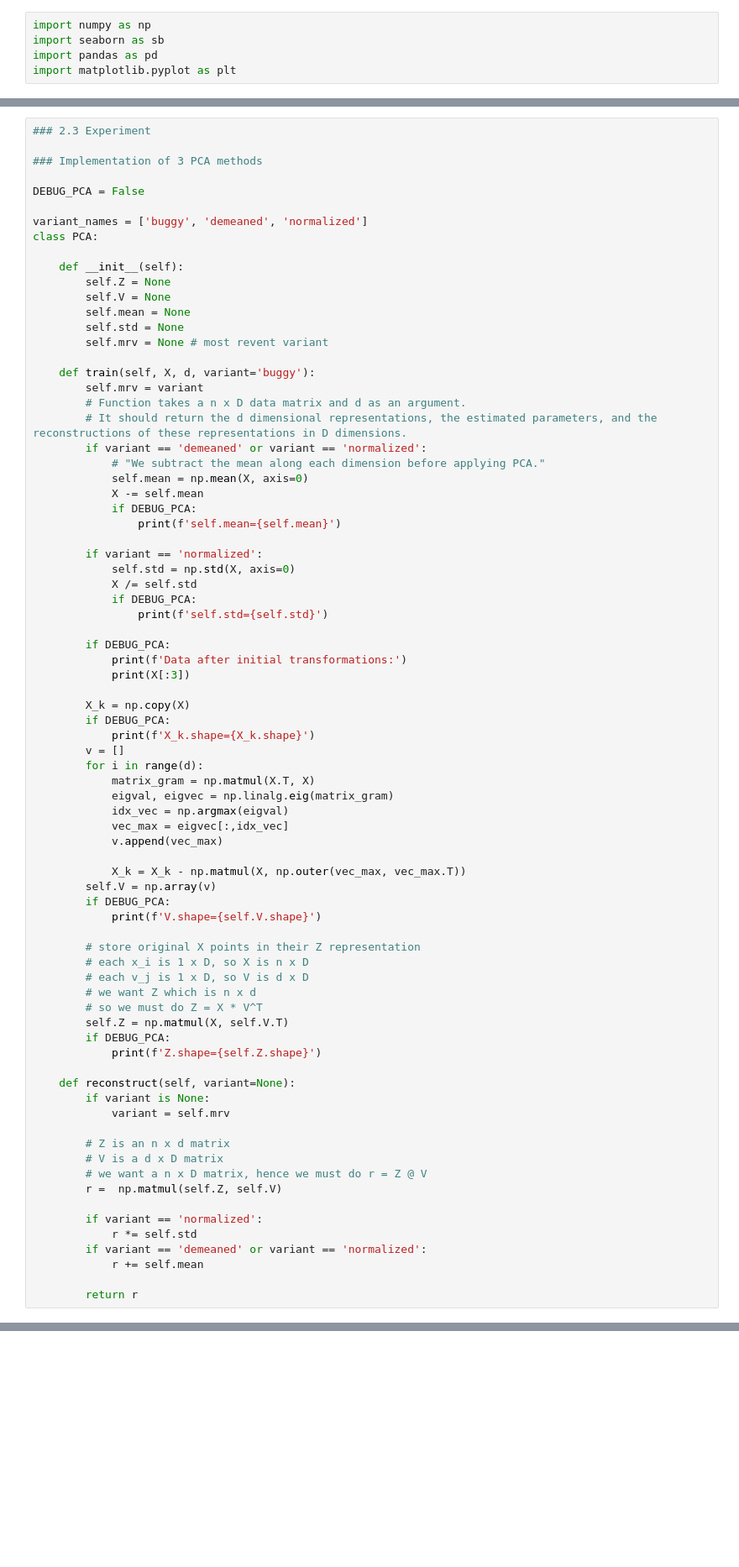
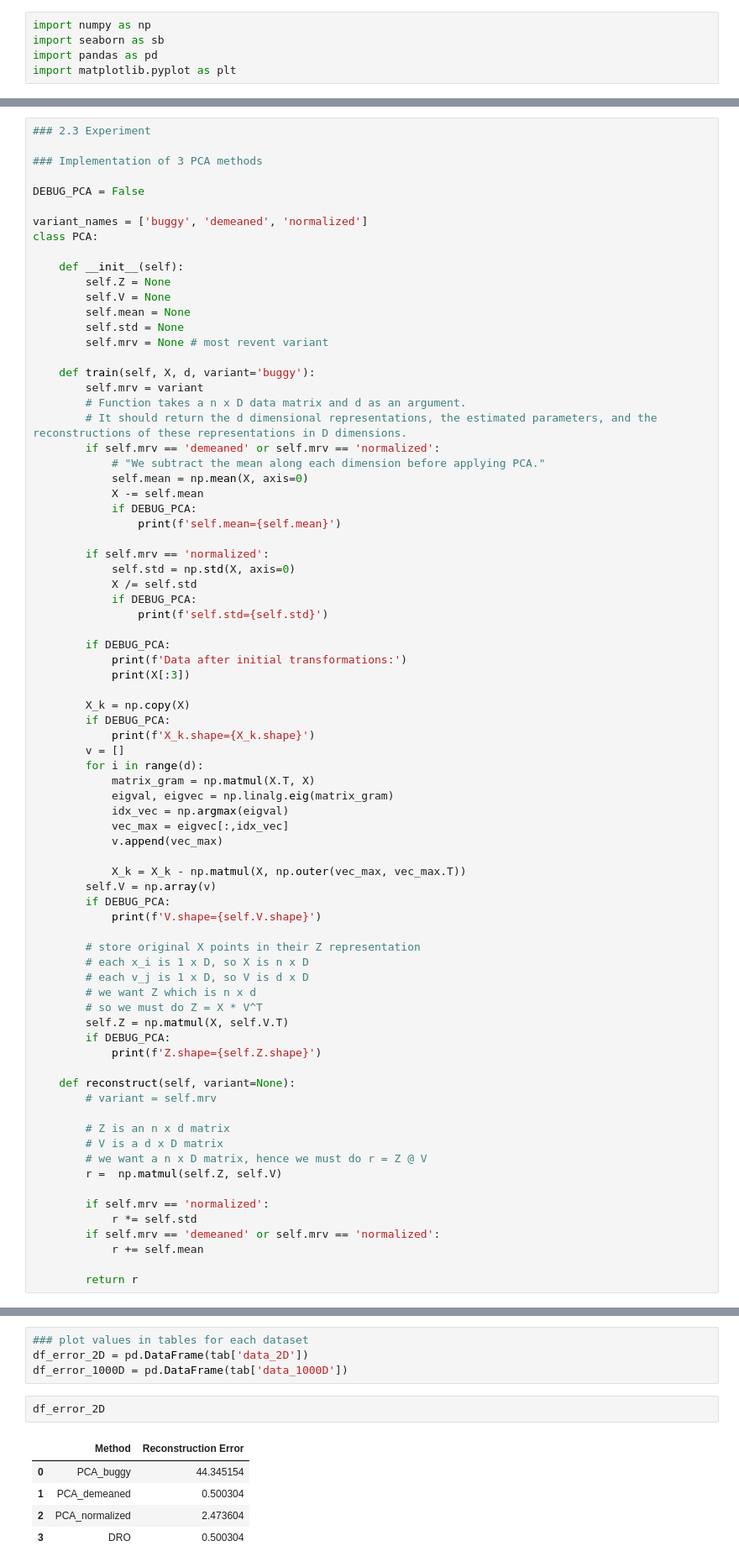
Before and after one commit to missingnoglitch0/760_hw2, a Jupyter notebook: hw5/PCA.ipynb, the cells around one changed output, grey strips where cells are left out. Shown at 84% size. Saved outputs shown, nothing was run; the diff lists cells and outputs as text; blank space fills up the shorter version.

```diff
--- a/hw5/PCA.ipynb
+++ b/hw5/PCA.ipynb
@@ -52,14 +52,14 @@ class PCA:
         self.mrv = variant
         # Function takes a n x D data matrix and d as an argument.
         # It should return the d dimensional representations, the estimated parameters, and the reconstructions of these representations in D dimensions.
-        if variant == 'demeaned' or variant == 'normalized':
+        if self.mrv == 'demeaned' or self.mrv == 'normalized':
             # "We subtract the mean along each dimension before applying PCA."
             self.mean = np.mean(X, axis=0)
             X -= self.mean
             if DEBUG_PCA:
                 print(f'self.mean={self.mean}')
 
-        if variant == 'normalized':
+        if self.mrv == 'normalized':
             self.std = np.std(X, axis=0)
             X /= self.std
             if DEBUG_PCA:
@@ -95,17 +95,16 @@ class PCA:
             print(f'Z.shape={self.Z.shape}')
 
     def reconstruct(self, variant=None):
-        if variant is None:
-            variant = self.mrv
+        # variant = self.mrv
 
         # Z is an n x d matrix
         # V is a d x D matrix
         # we want a n x D matrix, hence we must do r = Z @ V
         r =  np.matmul(self.Z, self.V)
 
-        if variant == 'normalized':
+        if self.mrv == 'normalized':
             r *= self.std
-        if variant == 'demeaned' or variant == 'normalized':
+        if self.mrv == 'demeaned' or self.mrv == 'normalized':
             r += self.mean
 
         return r
@@ -191,0 +201,12 @@ for model, method, variant in method_models:
+# %%
+### plot values in tables for each dataset
+df_error_2D = pd.DataFrame(tab['data_2D'])
+df_error_1000D = pd.DataFrame(tab['data_1000D'])
+# %%
+df_error_2D
+# %% [output]
+|  | Method | Reconstruction Error |
+| 0 | PCA_buggy | 44.345154 |
+| 1 | PCA_demeaned | 0.500304 |
+| 2 | PCA_normalized | 2.473604 |
+| 3 | DRO | 0.500304 |
```
Also changed, not shown: parts of 6 cells of this notebook, 3 other files.
